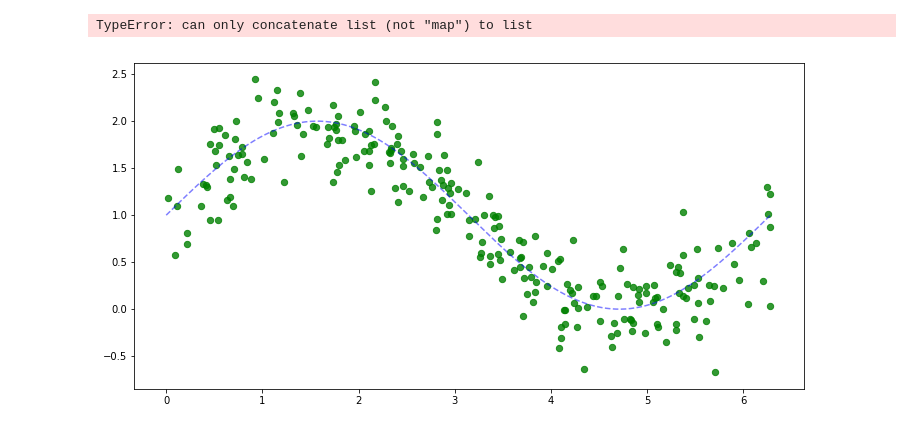
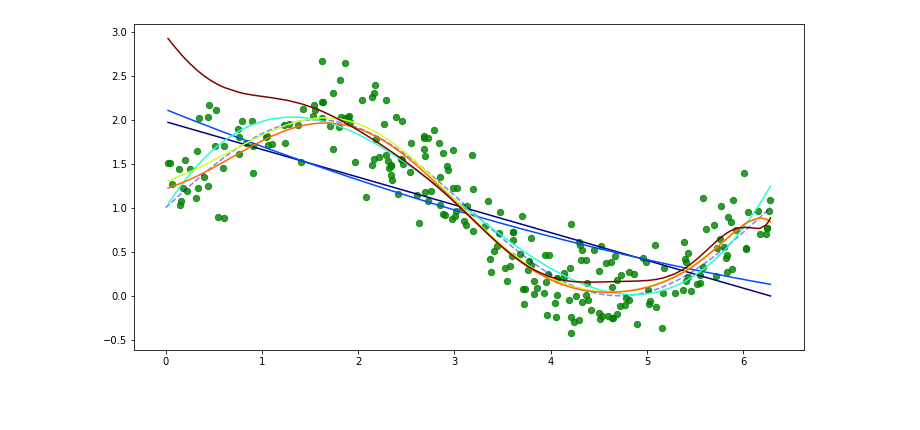
Before and after one commit to zarkaltair/Data-Scientist, a Jupyter notebook: Scikit-learn/Learn_from_habr_articles/basic_principles_logistic_regression.ipynb, the cells around one changed output. Drawn from its saved outputs; the diff is of its cells as text; code cells hidden in the pictures; blank space fills up the shorter version.

```diff
--- a/Scikit-learn/Learn_from_habr_articles/basic_principles_logistic_regression.ipynb
+++ b/Scikit-learn/Learn_from_habr_articles/basic_principles_logistic_regression.ipynb
@@ -77,7 +77,7 @@ w_list = []
 err = []
 for ix, degree in enumerate(degree_list):
     # список с предрасчитанными степенями признака
-    dlist = [np.ones(data['x_train'].shape[0])] + map(lambda n: data['x_train']**n, range(1, degree + 1))
+    dlist = [np.ones(data['x_train'].shape[0])] + list(map(lambda n: data['x_train']**n, range(1, degree + 1)))
     X = np.array(dlist).T
     w = np.dot(np.dot(np.linalg.inv(np.dot(X.T, X)), X.T), data['y_train'])
     w_list.append((degree, w))
@@ -130,26 +128,25 @@ for ix, t in enumerate(w_list):
 # %%
 # define regularization parameter
 lmbd = 0.1
 
 degree_list = [1, 2, 3, 10, 12, 13]
 cmap = plt.get_cmap('jet')
 colors = [cmap(i) for i in np.linspace(0, 1, len(degree_list))]
 
 margin = 0.3
 plt.figure(figsize=(12, 6))
 plt.plot(data['support'], data['values'], 'b--', alpha=0.5, label='manifold')
 plt.scatter(data['x_train'], data['y_train'], 40, 'g', 'o', alpha=0.8, label='data')
 
 w_list_l2 = []
 err = []
 for ix, degree in enumerate(degree_list):
-    dlist = [[1]*data['x_train'].shape[0]] + map(lambda n: data['x_train']**n, range(1, degree + 1))
+    dlist = [[1]*data['x_train'].shape[0]] + list(map(lambda n: data['x_train']**n, range(1, degree + 1)))
     X = np.array(dlist).T
     w = np.dot(np.dot(np.linalg.inv(np.dot(X.T, X) + lmbd*np.eye(X.shape[1])), X.T), data['y_train'])
     w_list_l2.append((degree, w))
     y_hat = np.dot(w, X.T)
     plt.plot(data['x_train'], y_hat, color=colors[ix], label='poly degree: %i' % degree)
     err.append(np.mean((data['y_train'] - y_hat)**2))
 # %% [output]
-TypeError: can only concatenate list (not "map") to list
-[figure, old version]
+[figure, new version]
```
Also changed, not shown: parts of 8 cells of this notebook.
